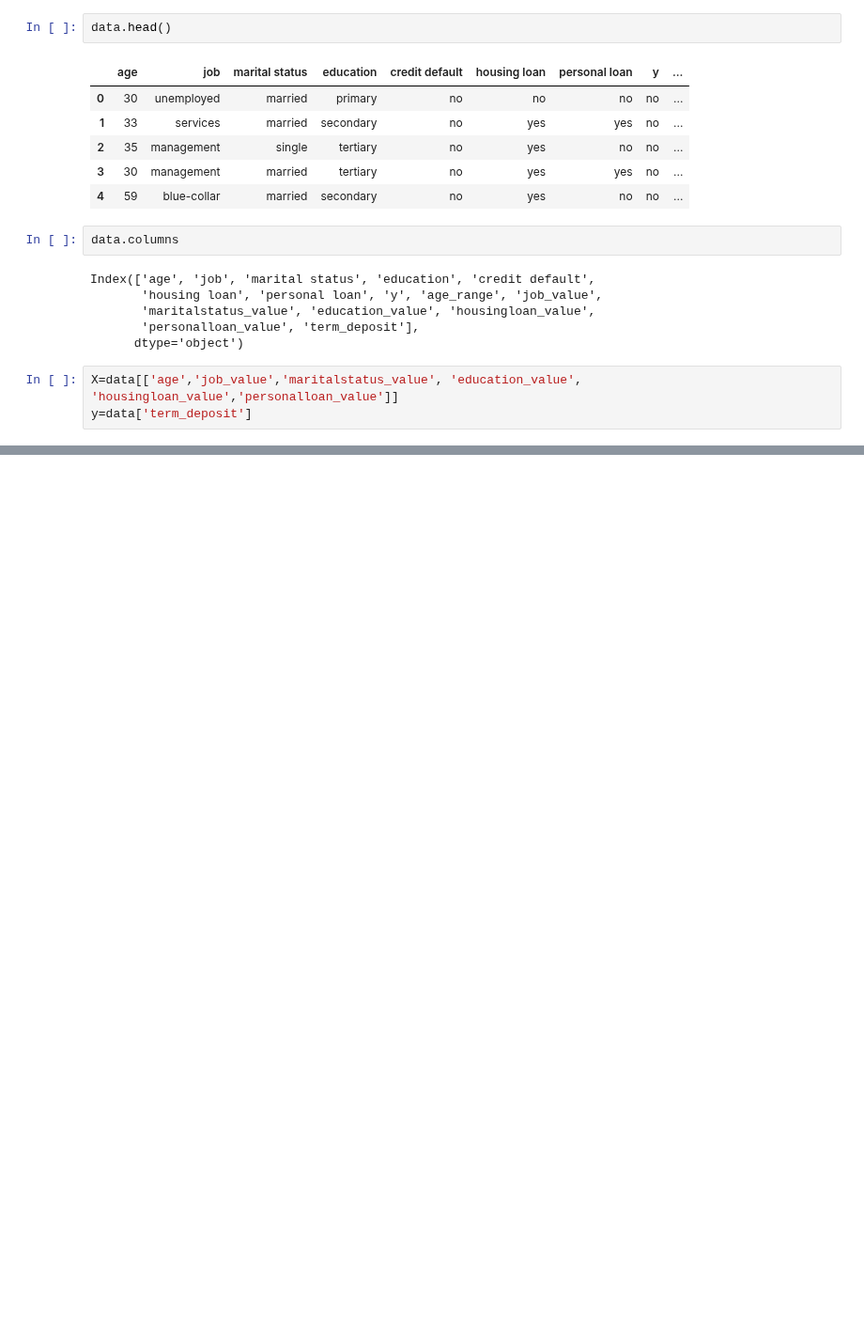
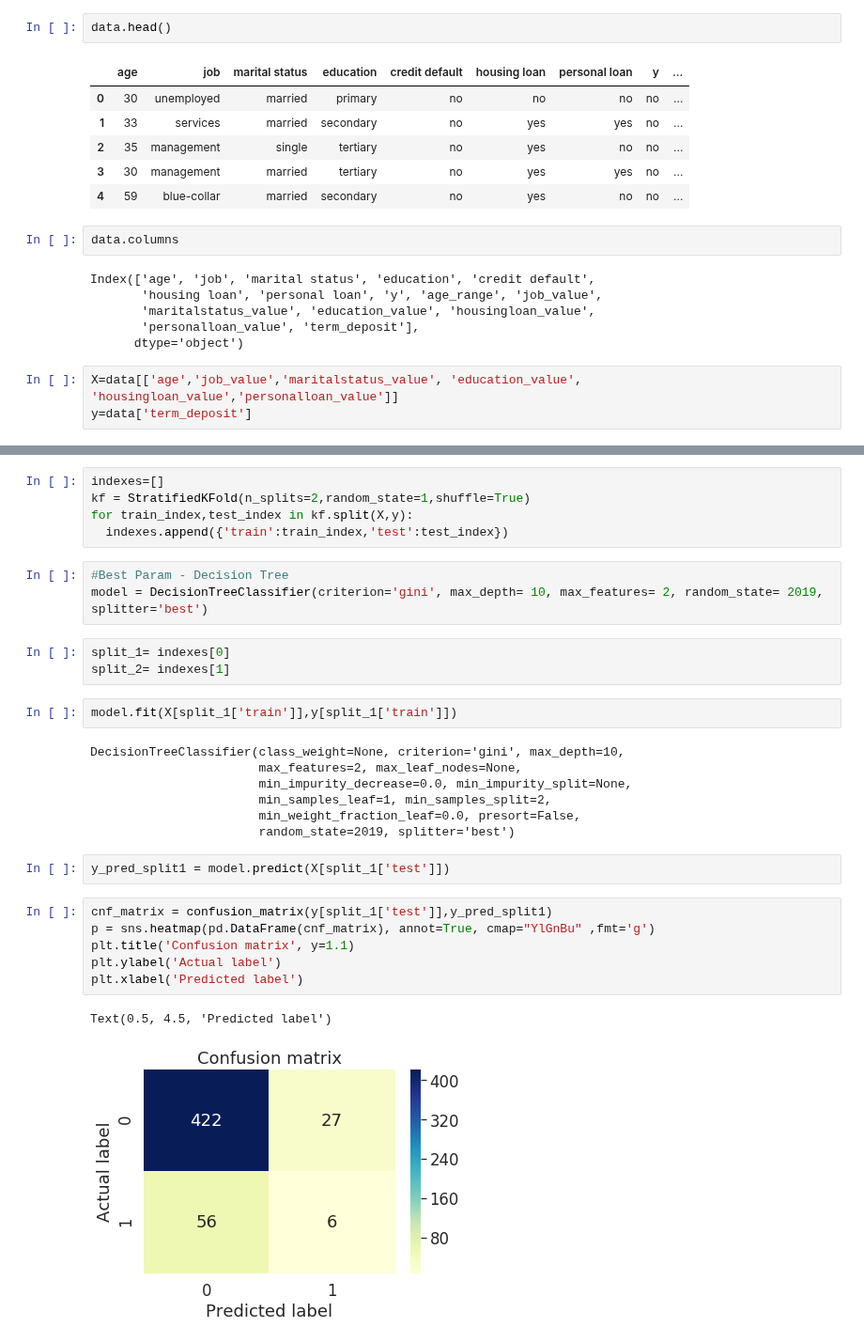
Before and after one commit to lokeshkumarn/Notebooks, a Jupyter notebook: BankTermDeposit.ipynb, the cells around one changed output, grey strips where cells are left out. Shown at 94% size. Cells and saved outputs as stored; diff of their text form; blank space fills up the shorter version.

```diff
--- a/BankTermDeposit.ipynb
+++ b/BankTermDeposit.ipynb
@@ -1088,0 +1173,31 @@ y=data['term_deposit']
+# %%
+indexes=[]
+kf = StratifiedKFold(n_splits=2,random_state=1,shuffle=True)
+for train_index,test_index in kf.split(X,y):
+  indexes.append({'train':train_index,'test':test_index})
+# %%
+#Best Param - Decision Tree
+model = DecisionTreeClassifier(criterion='gini', max_depth= 10, max_features= 2, random_state= 2019, splitter='best')
+# %%
+split_1= indexes[0]
+split_2= indexes[1]
+# %%
+model.fit(X[split_1['train']],y[split_1['train']])
+# %% [output]
+DecisionTreeClassifier(class_weight=None, criterion='gini', max_depth=10,
+                       max_features=2, max_leaf_nodes=None,
+                       min_impurity_decrease=0.0, min_impurity_split=None,
+                       min_samples_leaf=1, min_samples_split=2,
+                       min_weight_fraction_leaf=0.0, presort=False,
+                       random_state=2019, splitter='best')
+# %%
+y_pred_split1 = model.predict(X[split_1['test']])
+# %%
+cnf_matrix = confusion_matrix(y[split_1['test']],y_pred_split1)
+p = sns.heatmap(pd.DataFrame(cnf_matrix), annot=True, cmap="YlGnBu" ,fmt='g')
+plt.title('Confusion matrix', y=1.1)
+plt.ylabel('Actual label')
+plt.xlabel('Predicted label')
+# %% [output]
+Text(0.5, 4.5, 'Predicted label')
+[figure, added]
```
Also changed, not shown: parts of 12 cells of this notebook.
